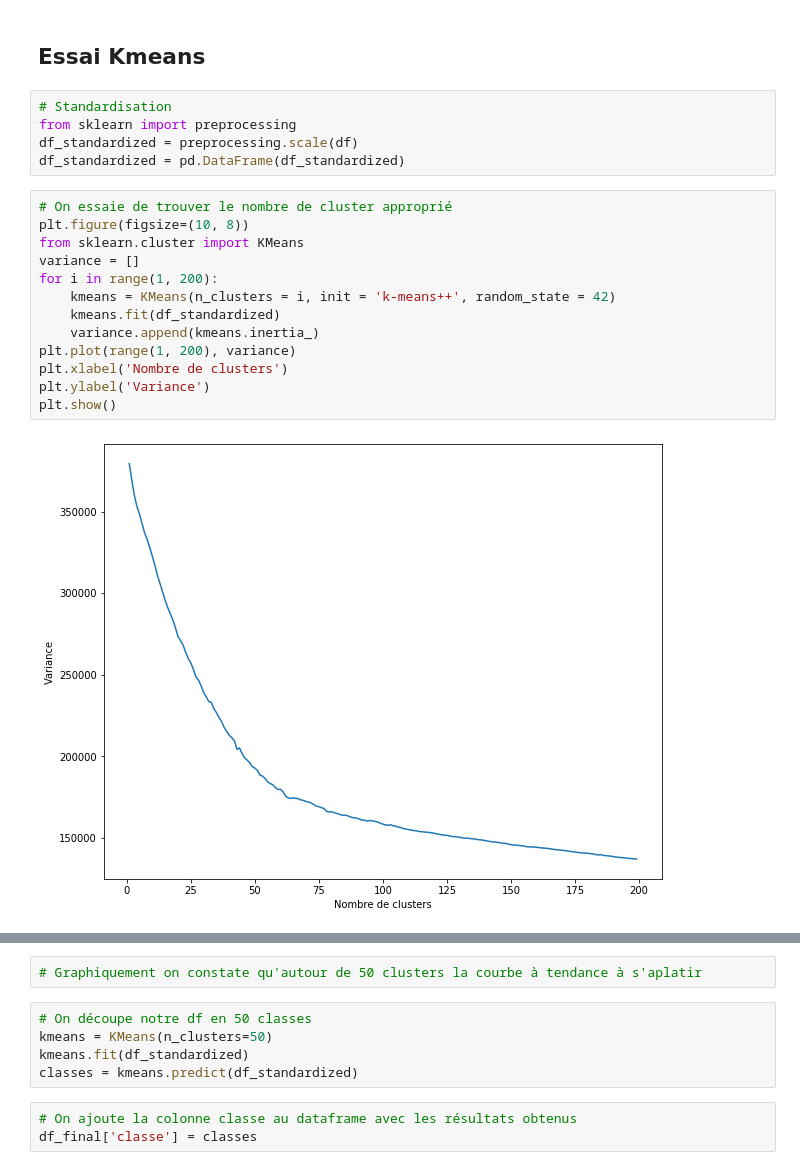
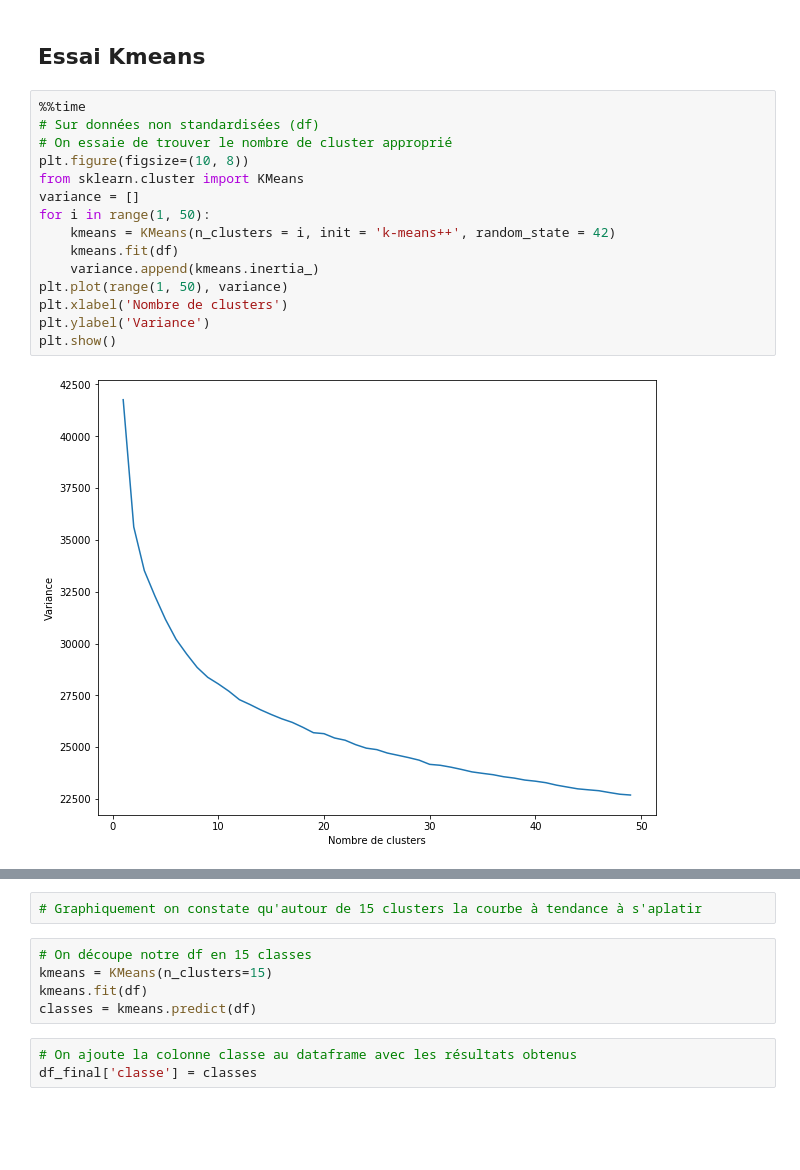
Before and after one commit to Kesskisspass/etxaldebot, a Jupyter notebook: recommandation/recommandation.ipynb, the cells around one changed output, grey strips where cells are left out. Drawn from its saved outputs; the diff is of its cells as text; blank space fills up the shorter version.

```diff
--- a/recommandation/recommandation.ipynb
+++ b/recommandation/recommandation.ipynb
@@ -25,23 +25,20 @@ df.describe()
 8 rows × 72 columns
 # %% [markdown]
 ## Essai Kmeans
-# %%
-# Standardisation
-from sklearn import preprocessing
-df_standardized = preprocessing.scale(df)
-df_standardized = pd.DataFrame(df_standardized)
 # %%
+%%time
+# Sur données non standardisées (df)
 # On essaie de trouver le nombre de cluster approprié
 plt.figure(figsize=(10, 8))
 from sklearn.cluster import KMeans
 variance = []
-for i in range(1, 200):
+for i in range(1, 50):
     kmeans = KMeans(n_clusters = i, init = 'k-means++', random_state = 42)
-    kmeans.fit(df_standardized)
+    kmeans.fit(df)
     variance.append(kmeans.inertia_)
-plt.plot(range(1, 200), variance)
+plt.plot(range(1, 50), variance)
 plt.xlabel('Nombre de clusters')
 plt.ylabel('Variance')
 plt.show()
 # %% [output]
-[figure, old version]
+[figure, new version]
@@ -48,10 +47,10 @@ plt.show()
 # %%
-# Graphiquement on constate qu'autour de 50 clusters la courbe à tendance à s'aplatir
+# Graphiquement on constate qu'autour de 15 clusters la courbe à tendance à s'aplatir
 # %%
-# On découpe notre df en 50 classes
-kmeans = KMeans(n_clusters=50)
-kmeans.fit(df_standardized)
-classes = kmeans.predict(df_standardized)
+# On découpe notre df en 15 classes
+kmeans = KMeans(n_clusters=15)
+kmeans.fit(df)
+classes = kmeans.predict(df)
 # %%
 # On ajoute la colonne classe au dataframe avec les résultats obtenus
 df_final['classe'] = classes
```
Also changed, not shown: parts of 8 cells of this notebook.
